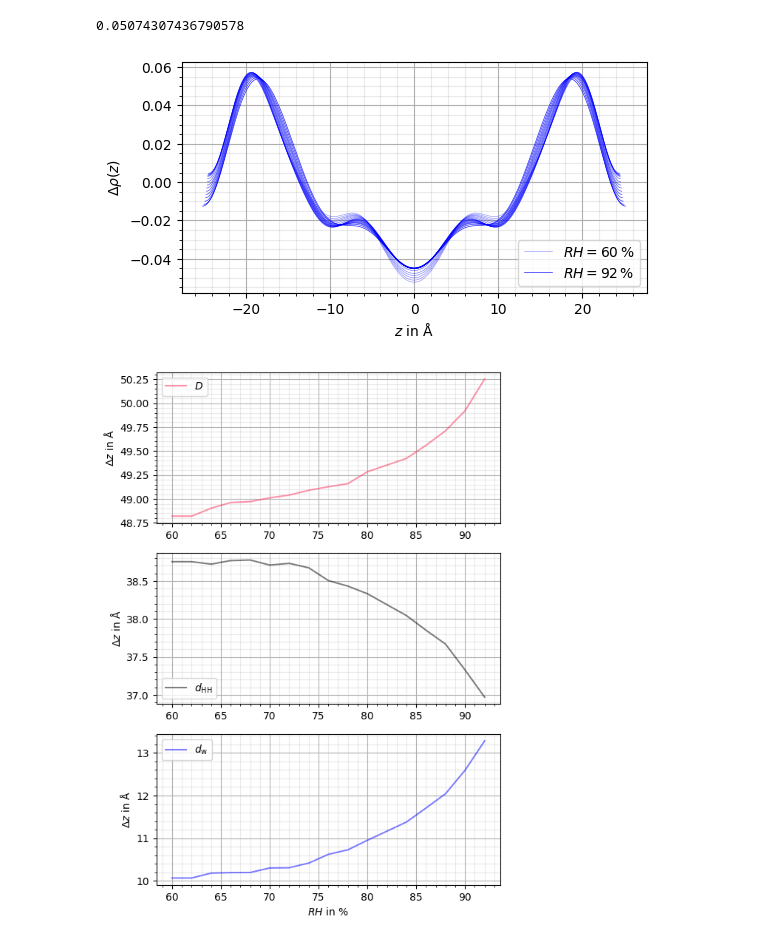
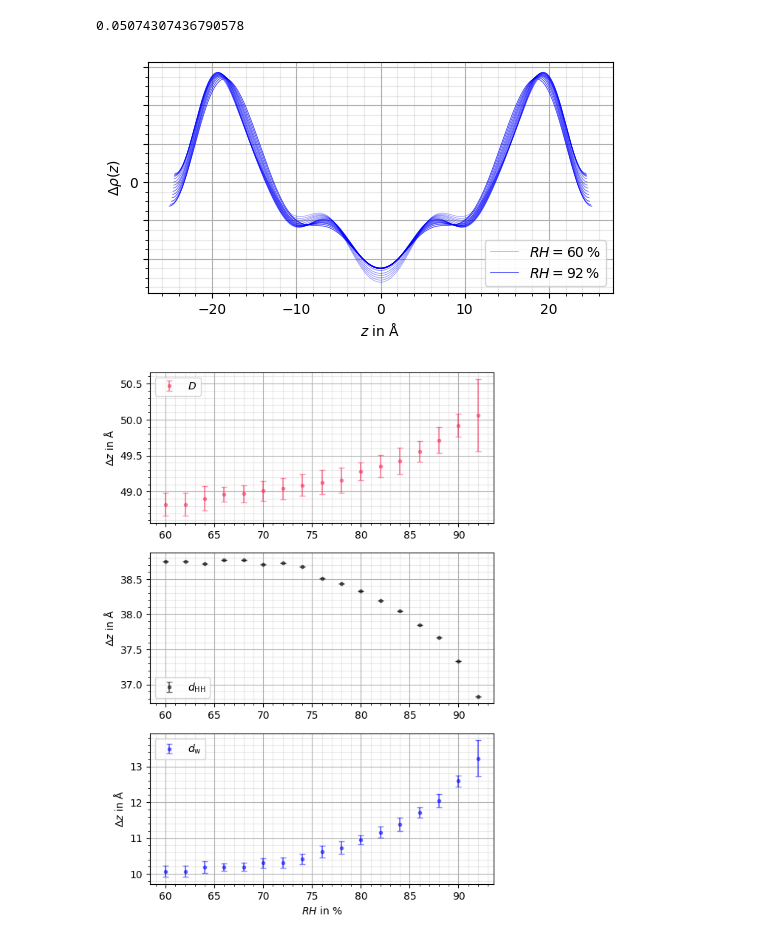
Before and after one commit to CVC97/ALC-24-25, a Jupyter notebook: BK.SLM_study_liquid_membranes/bk.slm_data_analysis.ipynb, the cells around one changed output. Saved outputs shown, nothing was run; the diff lists cells and outputs as text; code cells hidden in the pictures.

Commit message:
BL.SLM: errorbars for membrane structure for visual reasons, worth it.

```diff
--- a/BK.SLM_study_liquid_membranes/bk.slm_data_analysis.ipynb
+++ b/BK.SLM_study_liquid_membranes/bk.slm_data_analysis.ipynb
@@ -215,6 +215,7 @@ for key in RH_data_dict:
         D_list.append(D)                                    # append D to D list
     RH_data_dict[key]["D_list"] = D_list
     RH_data_dict[key]["D"] = np.mean(D_list)
+    RH_data_dict[key]["D_error"] = np.std(D_list)
     print(f"{key} D: mean: {np.mean(D_list)}, std: {np.std(D_list)},  {D_list}")
 # %% [output]
 RH60 D: mean: 48.82075562154814, std: 0.15834946342402148,  [48.50651574872953, 48.6949500758583, 48.79876516712504, 48.87092586034388, 48.929222058217384, 48.98131517596409, 48.963595264598744]
@@ -653,46 +656,53 @@ ax.minorticks_on()
 
 
 # electron density profile plots RH60 and RH 92 for legend
 D_RH60 = RH_data_dict["RH60"]["D"]
 D_RH92 = RH_data_dict["RH92"]["D"]
 z_RH60_array = np.linspace(-D_RH60/2, D_RH60/2, 1000)
 z_RH92_array = np.linspace(-D_RH92/2, D_RH92/2, 1000)
 rho_RH60_func = get_rho_continuous("RH60", phase_factors_best_fit)
 rho_RH92_func = get_rho_continuous("RH92", phase_factors_best_fit)
 rho_RH60_array = np.array([rho_RH60_func(z) for z in z_RH60_array])
 rho_RH92_array = np.array([rho_RH92_func(z) for z in z_RH92_array])
 ax.plot(z_RH60_array, rho_RH60_array, color = "blue", alpha = (60 / 100)**2, linewidth = 0.5, label = r"$RH=60\,\%$")
 ax.plot(z_RH92_array, rho_RH92_array, color = "blue", alpha = (92 / 100)**2, linewidth = 0.5, label = r"$RH=92\,\%$")
 
 # iterate through the RH values to receive other electron density profiles
 for RH in range(62, 91, 2):
     rho_func = get_rho_continuous(f"RH{RH}", phase_factors_best_fit)
     D = RH_data_dict[f"RH{RH}"]["D"]
     z_array = np.linspace(-D/2, D/2, 1000)
     rho_array = np.array([rho_func(z) for z in z_array])
     ax.plot(z_array, rho_array, color = "blue", alpha = (RH / 100)**2, linewidth = 0.5)
 
-
+ax.set_yticks([0, 0.02, 0.04, -0.02, -0.04, 0.06])
+ax.set_yticklabels(["0", "", "", "", "", ""])
 ax.legend()
 ax.legend(loc="lower right")
 
 plt.savefig('BK.SLM_visualizations/electron_density.pdf', facecolor = 'white', bbox_inches='tight')
 plt.savefig('BK.SLM_visualizations/electron_density.pgf', facecolor = 'white', bbox_inches='tight')
 
 plt.show()
 # %% [output]
-[figure, old version]
+[figure, new version]
 # %%
 # +++++ EVALUATION OF THE MEMBRANE STRUCTURE +++++
 
 
 RH_plot_list = []                                   # relative humidity RH plot list
 D_plot_list = []                                    # period D plot list
-d_HH_plot_list = []                                 # distance of head groups d_HH plot list
+d_HH_plot_list = []                                 # distance of head group distance d_HH plot list
 d_w_plot_list = []                                  # width of water d_w layer plot list
+D_error_plot_list = []                              # errors of the period D
+d_HH_error_plot_list = []                           # errors of head group distance d_HH
+d_w_error_plot_list = []                            # errors of water d_w layer
+# uniform errors of d_HH
+d_HH_error = 0
 # filling the above lists for each RH
 for RH in range(60, 93, 2):
     D = RH_data_dict[f"RH{RH}"]["D"]                # period D for each RH
+    D_error = RH_data_dict[f"RH{RH}"]["D_error"]                # period D for each RH
     # calculate z-coordinate of minus / plus head groups
     rho_func = get_rho_continuous(f"RH{RH}", phase_factors_best_fit)
     z_array = np.linspace(-D/2, D/2, 1000)
@@ -719,6 +729,9 @@ for RH in range(60, 93, 2):
     D_plot_list.append(D)
     d_HH_plot_list.append(d_HH)
     d_w_plot_list.append(d_w)
+    # append errors to plot lists
+    D_error_plot_list.append(D_error)
+    d_w_error_plot_list.append(D_error - d_HH_error)
 
 
 # visualization of the membran parameters over R
@@ -729,7 +742,8 @@ ax[0].grid()
 ax[0].grid(which='minor', color = '#999999', alpha = 0.2, linestyle = '-')
 ax[0].minorticks_on()
 
-ax[0].plot(RH_plot_list, D_plot_list, color = "xkcd:red pink", alpha = 0.5, label = r"$D$")
+# ax[0].scatter(RH_plot_list, D_plot_list, color = "xkcd:red pink", alpha = 0.5, label = r"$D$")
+ax[0].errorbar(RH_plot_list, D_plot_list, yerr = D_error_plot_list, fmt = '.', color = "xkcd:red pink", alpha = 0.5, ecolor = "xkcd:red pink", capsize = 3, label = r"$D$")
 # ax[0].plot(RH_plot_list, d_HH_plot_list, color = "black", alpha = 0.5, label = r"$d_\mathrm{HH}$")
 # ax[0].plot(RH_plot_list, d_w_plot_list, color = "blue", alpha = 0.5, label = r"$d_\mathrm{w}$")
 
@@ -745,7 +759,7 @@ ax[1].grid(which='minor', color = '#999999', alpha = 0.2, linestyle = '-')
 ax[1].minorticks_on()
 
 # ax[1].plot(RH_plot_list, D_plot_list, color = "xkcd:red pink", alpha = 0.5, label = r"$D$")
-ax[1].plot(RH_plot_list, d_HH_plot_list, color = "black", alpha = 0.5, label = r"$d_\mathrm{HH}$")
+ax[1].errorbar(RH_plot_list, d_HH_plot_list, yerr = d_HH_error, fmt = '.', color = "black", alpha = 0.5, ecolor = "black", capsize = 3, label = r"$d_\mathrm{HH}$")
 # ax[1].plot(RH_plot_list, d_w_plot_list, color = "blue", alpha = 0.5, label = r"$d_\mathrm{w}$")
 
 # plot xvlines at integration boundaries
@@ -761,7 +775,7 @@ ax[2].minorticks_on()
 
 # ax[2].plot(RH_plot_list, D_plot_list, color = "xkcd:red pink", alpha = 0.5, label = r"$D$")
 # ax[2].plot(RH_plot_list, d_HH_plot_list, color = "black", alpha = 0.5, label = r"$d_\mathrm{HH}$")
-ax[2].plot(RH_plot_list, d_w_plot_list, color = "blue", alpha = 0.5, label = r"$d_\mathrm{w}$")
+ax[2].errorbar(RH_plot_list, d_w_plot_list, yerr = d_w_error_plot_list, fmt = ".", color = "blue", alpha = 0.5, ecolor = "blue", capsize = 3, label = r"$d_\mathrm{w}$")
 
 # plot xvlines at integration boundaries
 ax[2].legend()
@@ -771,4 +785,4 @@ plt.savefig('BK.SLM_visualizations/membrane_structure_over_RH.pdf', facecolor =
 plt.savefig('BK.SLM_visualizations/membrane_structure_over_RH.pgf', facecolor = 'white', bbox_inches='tight')
 plt.show()
 # %% [output]
-[figure, old version]
+[figure, new version]
```
Also changed, not shown: parts of 2 cells of this notebook, 7 other files.
